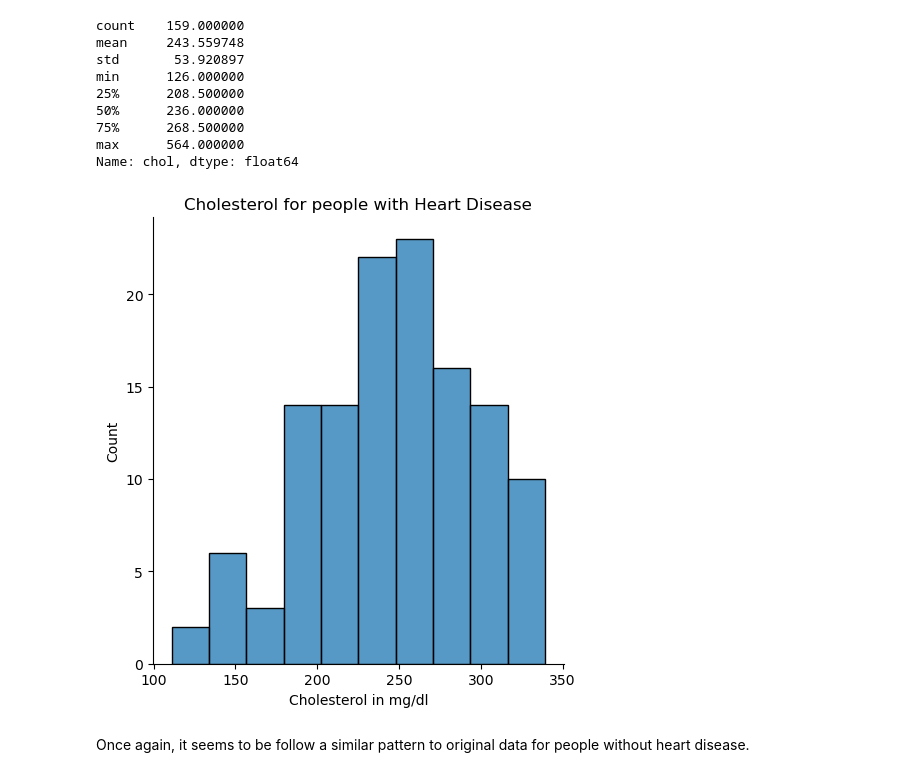
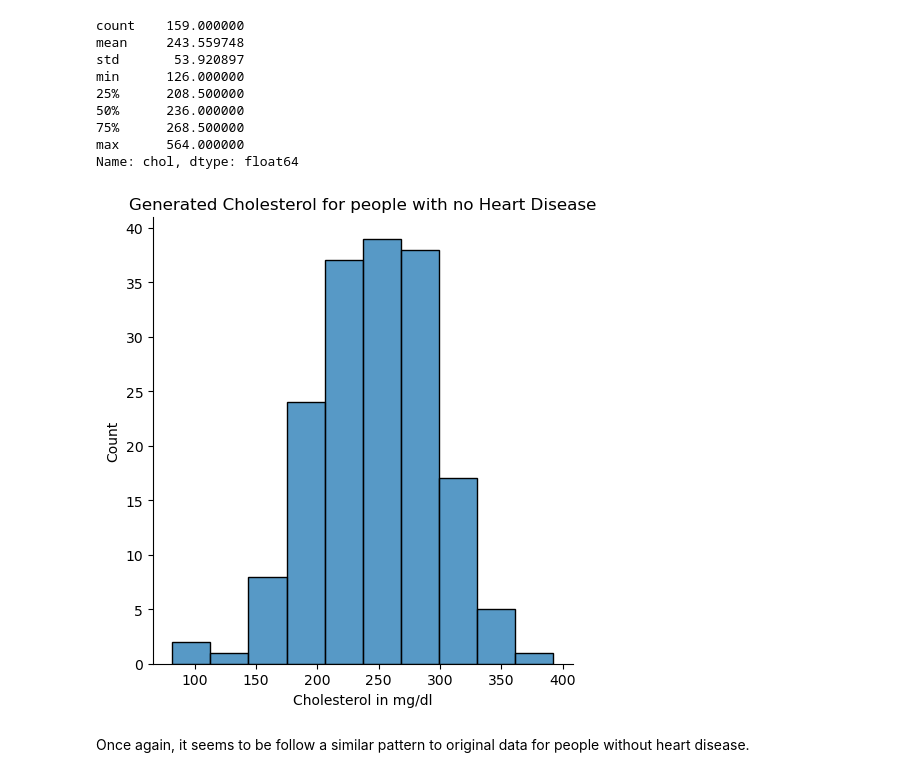
Before and after one commit to frankquinn89/PROGRAMMING_FOR_DATA_ANALYSIS, a Jupyter notebook: project.ipynb, the cells around one changed output. Cells and saved outputs as stored; diff of their text form; code cells hidden in the pictures.

```diff
--- a/project.ipynb
+++ b/project.ipynb
@@ -217,7 +217,7 @@ Young          30.0   9.0
 # %%
 # function to calculate diagnosis
 def get_diagnosis(age):
-    diag = [0,1]
+    diag = [1,0]
     if age == 'Very Young':
         choice = np.random.choice(diag, 1, p=[0.99, 0.01])
         listToStr = ' '.join(map(str, choice))
@@ -545,11 +545,11 @@ Name: chol, dtype: float64
 # %%
 colestrol_no_heart_disease = np.random.normal(243, 53, no_hd_count)
 sb.displot(colestrol_no_heart_disease, bins=10)
-mplot.title("Cholesterol for people with Heart Disease")
+mplot.title("Generated Cholesterol for people with no Heart Disease")
 mplot.xlabel("Cholesterol in mg/dl")
 mplot.show()
 # %% [output]
-[figure, old version]
+[figure, new version]
 # %% [markdown]
 Once again, it seems to be follow a similar pattern to original data for people without heart disease.
 # %% [markdown]
```
Also changed, not shown: parts of 10 cells of this notebook, 1 other file.
